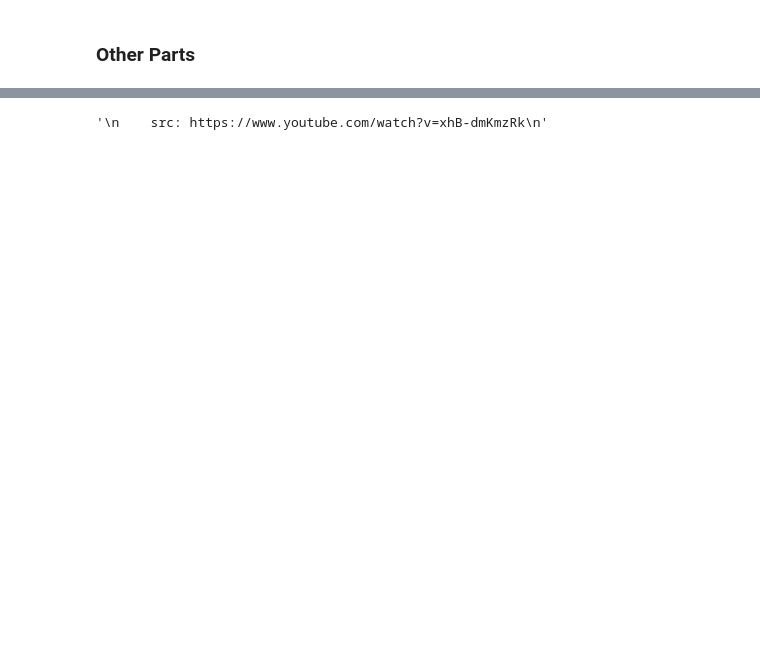
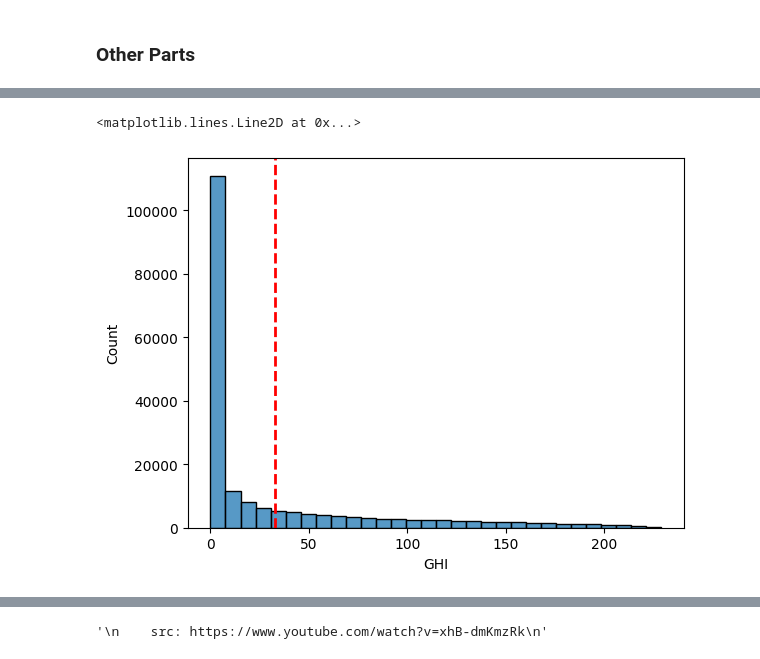
Before and after one commit to KaraniAbdellah/Solar_Energy_Prediction, a Jupyter notebook: explore_renewable_dataset.ipynb, the cells around one changed output, grey strips where cells are left out. Cells and saved outputs as stored; diff of their text form; code cells hidden in the pictures; blank space fills up the shorter version.

```diff
--- a/explore_renewable_dataset.ipynb
+++ b/explore_renewable_dataset.ipynb
@@ -224,0 +233,10 @@ plt.show()
+# %%
+# GHI --> Right Skeweenes --> Log Transformation
+sns.histplot(df["GHI"], bins=30
+            )
+mean_value = df["GHI"].mean()
+plt.axvline(mean_value, color='red', linestyle='--', linewidth=2,
+            label=f'Median = {mean_value:.2f}')
+# %% [output]
+<matplotlib.lines.Line2D at 0x...>
+[figure, added]
```
Also changed, not shown: parts of 26 cells of this notebook.
